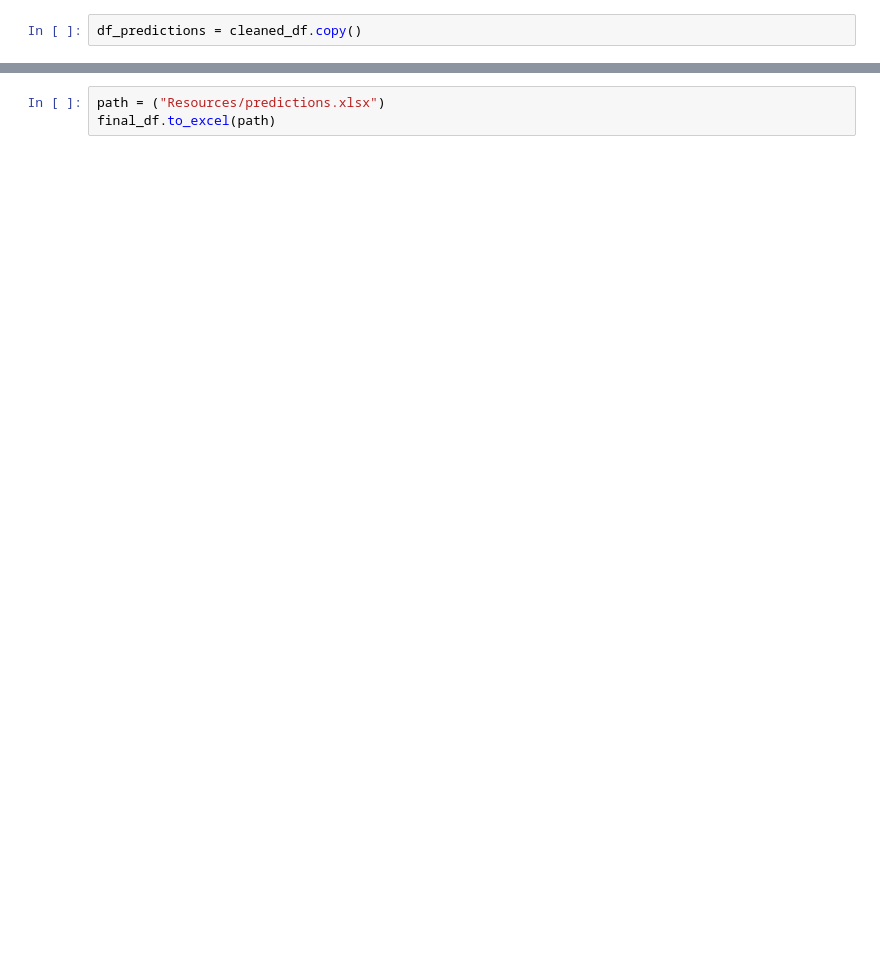
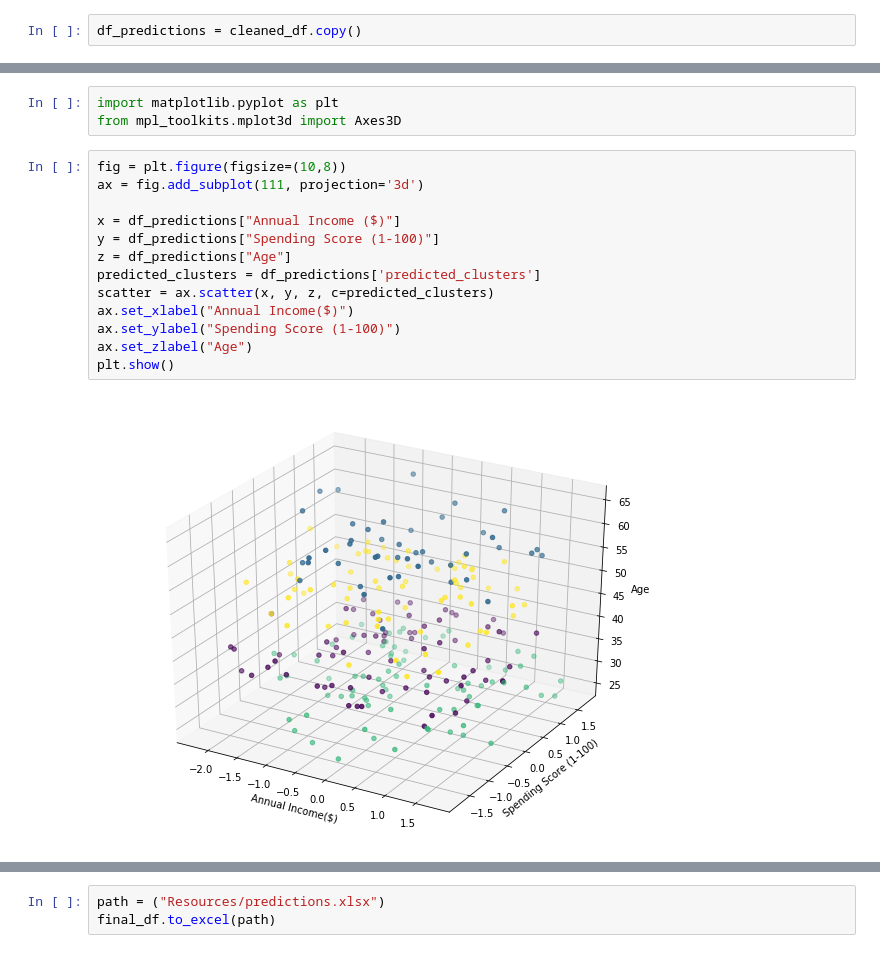
Before and after one commit to Kennatha/group2_project4, a Jupyter notebook: jupyter_notebook.ipynb, the cells around one changed output, grey strips where cells are left out. Drawn from its saved outputs; the diff is of its cells as text; blank space fills up the shorter version.

Commit message:
adding PCA and 3d graph

```diff
--- a/jupyter_notebook.ipynb
+++ b/jupyter_notebook.ipynb
@@ -262,3 +254,21 @@ df_predictions.head()
+# %%
+import matplotlib.pyplot as plt
+from mpl_toolkits.mplot3d import Axes3D
+# %%
+fig = plt.figure(figsize=(10,8))
+ax = fig.add_subplot(111, projection='3d')
+
+x = df_predictions["Annual Income ($)"]
+y = df_predictions["Spending Score (1-100)"]
+z = df_predictions["Age"]
+predicted_clusters = df_predictions['predicted_clusters']
+scatter = ax.scatter(x, y, z, c=predicted_clusters)
+ax.set_xlabel("Annual Income($)")
+ax.set_ylabel("Spending Score (1-100)")
+ax.set_zlabel("Age")
+plt.show()
+# %% [output]
+[figure, added]
 # %%
 predictions_plot = df_predictions.hvplot.scatter(
     x="Annual Income ($)",
```
Also changed, not shown: parts of 19 cells of this notebook, 1 other file.
